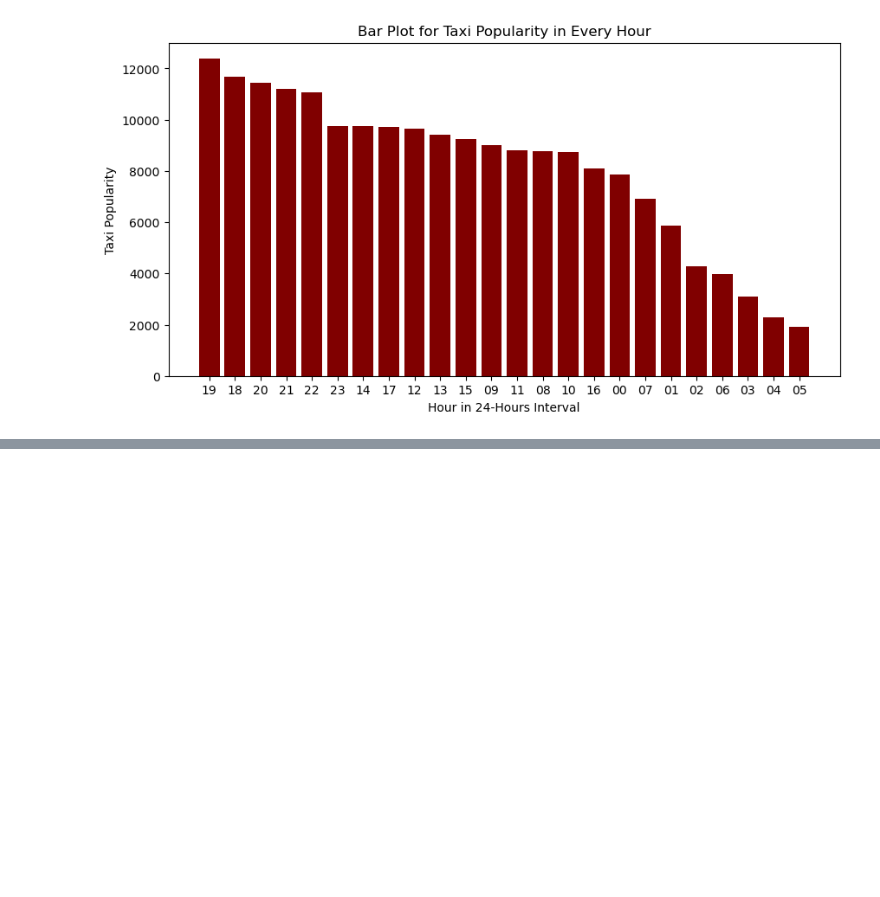
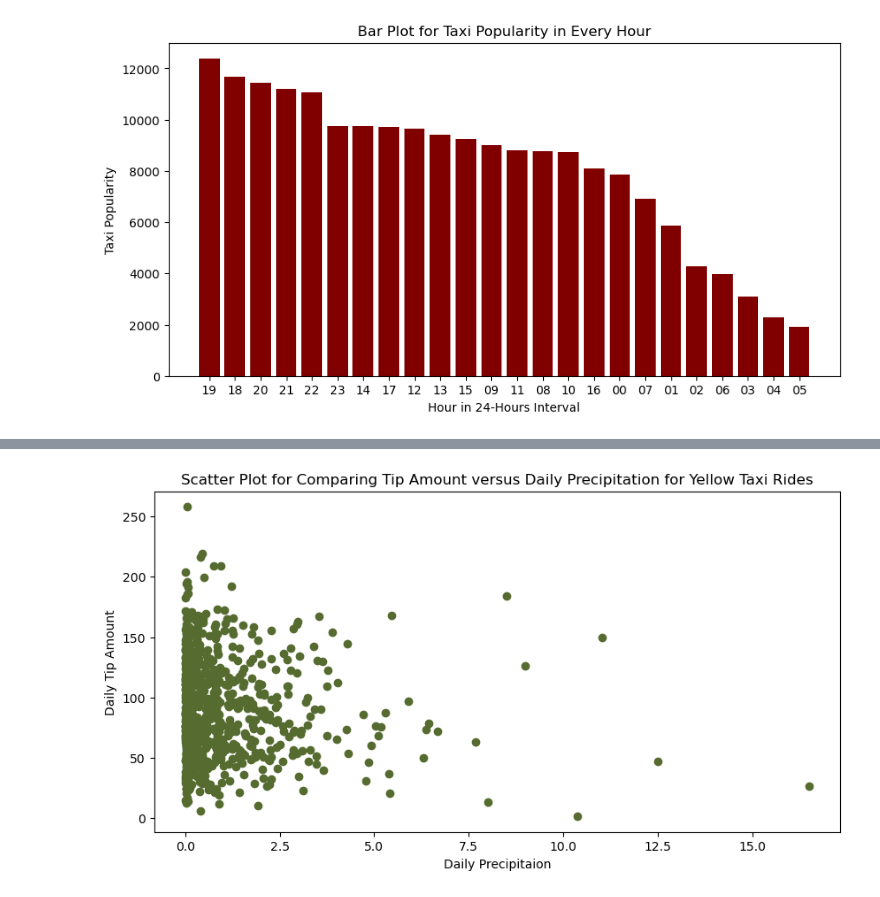
Before and after one commit to ZenanPeng/ZenanPeng-Final-Project, a Jupyter notebook: Project.ipynb, the cells around one changed output, grey strips where cells are left out. Saved outputs shown, nothing was run; the diff lists cells and outputs as text; code cells hidden in the pictures; blank space fills up the shorter version.

```diff
--- a/Project.ipynb
+++ b/Project.ipynb
@@ -1172,0 +1456,2 @@ def plot_visual_1(dataframe):
+# %%
+df_tip_precipitation = get_data_for_visual_6()
@@ -1172,0 +1474,26 @@ def plot_visual_1(dataframe):
+# %%
+def scatter_plot_tip_precipitation(dataframe):
+
+    figure = plt.figure(figsize=(10, 5))
+
+    dataframe = dataframe[(dataframe['daily_precipitation']>0)
+                          &(dataframe['daily_tips']<300)]
+
+    # you may want to use matplotlib to plot your visualizations;
+    # there are also many other plot types (other
+    # than axes.plot) you can use
+    plt.scatter(dataframe['daily_precipitation'],
+                dataframe['daily_tips'], color = 'darkolivegreen')
+
+    # there are other methods to use to label your axes, to style
+    # and set up axes labels, etc
+
+    plt.xlabel("Daily Precipitaion")
+    plt.ylabel("Daily Tip Amount")
+    plt.title("Scatter Plot for Comparing Tip Amount versus Daily Precipitation for Yellow Taxi Rides")
+
+    plt.show()
+# %%
+scatter_plot_tip_precipitation(df_tip_precipitation)
+# %% [output]
+[figure, added]
```
Also changed, not shown: parts of 71 cells of this notebook.
